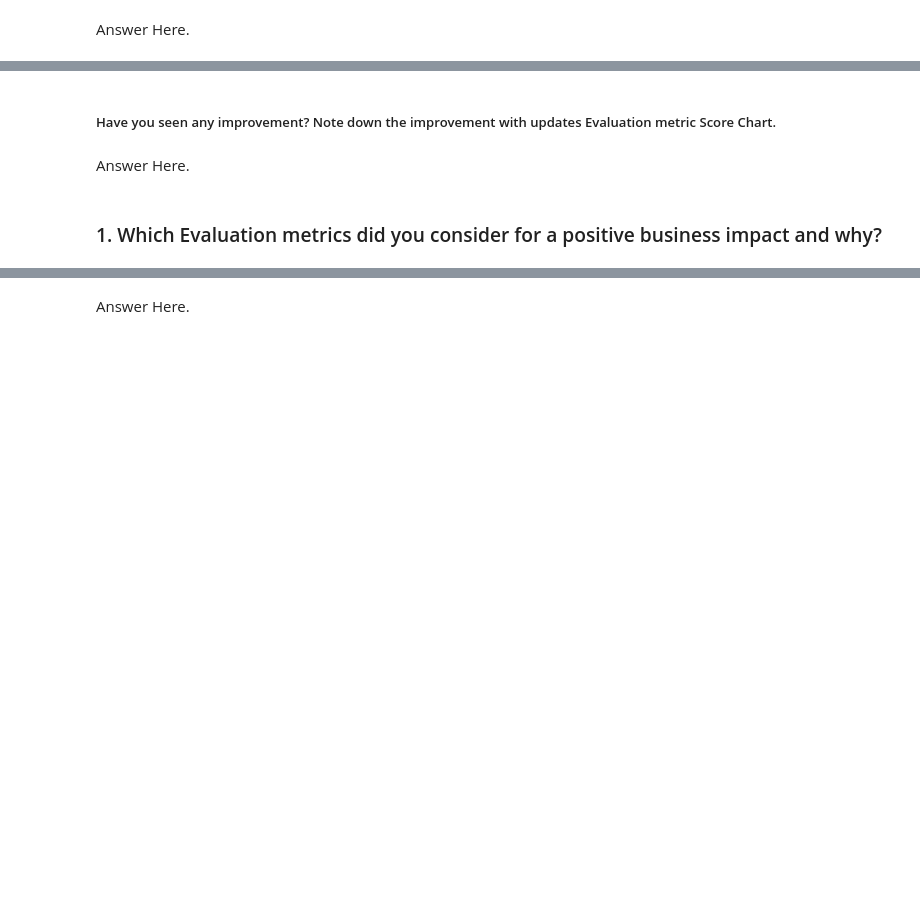
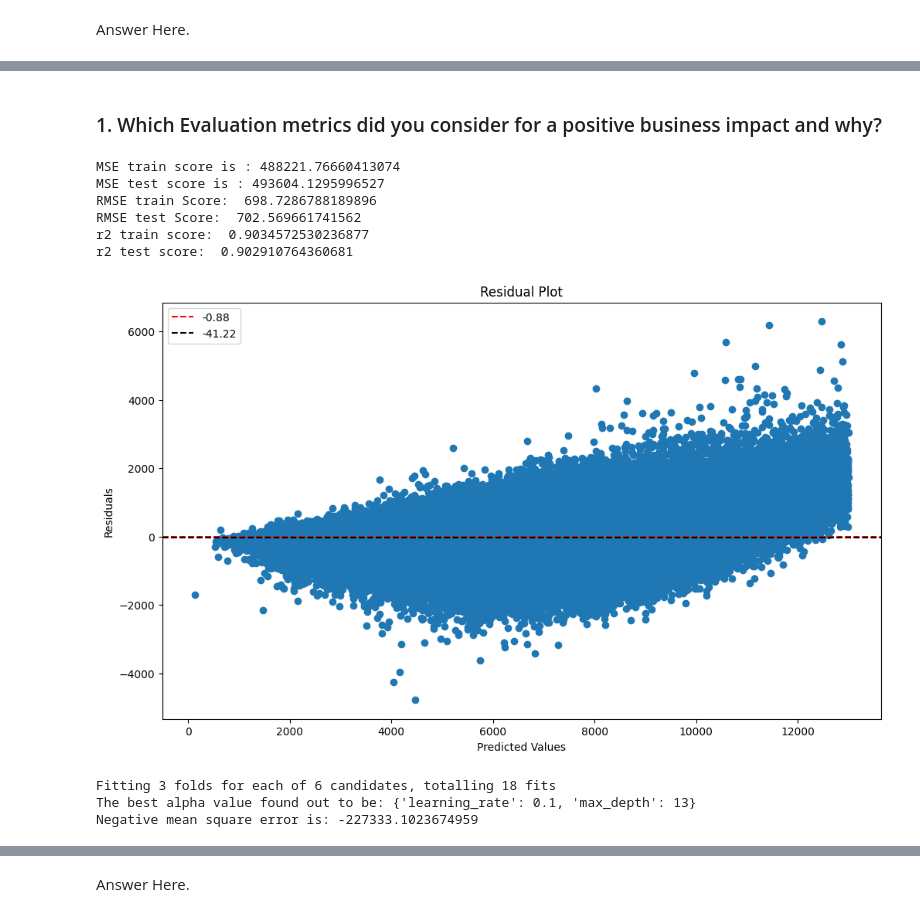
Before and after one commit to akeelrashid/ML-Retail-Sales-Prediction-Project-, a Jupyter notebook: ML_Regression_Capstone_Project.ipynb, the cells around one changed output, grey strips where cells are left out. Saved outputs shown, nothing was run; the diff lists cells and outputs as text; code cells hidden in the pictures; blank space fills up the shorter version.

```diff
--- a/ML_Regression_Capstone_Project.ipynb
+++ b/ML_Regression_Capstone_Project.ipynb
@@ -1444,0 +1516,15 @@ Answer Here.
+# %%
+# ML Model - 1 Implementation with hyperparameter optimization techniques (i.e., GridSearch CV, RandomSearch CV, Bayesian Optimization etc.)
+from sklearn.ensemble import RandomForestRegressor
+from sklearn.model_selection import RandomizedSearchCV
+# Fit the Algorithm
+rf=RandomForestRegressor()
+param_grid={'n_estimators':[100],'max_depth':[18,19,20]}
+rf_randomsearch=RandomizedSearchCV(rf,param_grid,scoring='neg_mean_squared_error',n_iter=3,n_jobs=-1,cv=3,verbose=2)
+rf_randomsearch.fit(x_train,y_train)
+# Predict on the model
+y_train_rffgs_pred=rf_randomsearch.predict(x_train)
+y_test_rfgs_pred=rf_randomsearch.predict(x_test)
+# Retrieve the best hyperparameters and best score
+best_params = print('best param:',rf_randomsearch.best_params_)
+best_score = print('best score:',rf_randomsearch.best_score_)
@@ -1477,6 +1555,61 @@ Answer Here.
-# %% [markdown]
-##### Have you seen any improvement? Note down the improvement with updates Evaluation metric Score Chart.
-# %% [markdown]
-Answer Here.
+# %%
+#import the algorithm
+from xgboost import XGBRegressor
+xgb = XGBRegressor(n_estimators=100,learning_rate=0.1, max_depth=7)
+#fit the algorithm
+xgb.fit(x_train,y_train)
+# Predict on the mode
+y_train_xgb_pred=xgb.predict(x_train)
+y_test_xgb_pred=xgb.predict(x_test)
 # %% [markdown]
 ### 1. Which Evaluation metrics did you consider for a positive business impact and why?
+# %%
+# calculate evaluation Metric Score
+cal_metrics_score(y_train,y_train_xgb_pred,y_test,y_test_xgb_pred)
+# %% [output]
+MSE train score is : 488221.76660413074
+MSE test score is : 493604.1295996527
+RMSE train Score:  698.7286788189896
+RMSE test Score:  702.569661741562
+r2 train score:  0.9034572530236877
+r2 test score:  0.902910764360681
+# %%
+#plot residuals
+y_test_xgbb_pred= y_test_xgb_pred.reshape(-1,1)
+residuals=y_test-y_test_xgbb_pred
+plt.figure(figsize=(12,7))
+plt.scatter(y_test,residuals)
+plt.axhline(y=np.nanmean(residuals), color='red', linestyle='--',label=round(np.mean(residuals),2)[0])
+plt.axhline(y=np.nanmedian(residuals), color='black', linestyle='--',label=round(np.median(residuals),2))
+plt.xlabel('Predicted Values')
+plt.ylabel('Residuals')
+plt.title('Residual Plot')
+plt.legend()
+plt.show()
+# %% [output]
+[figure, added]
+# %%
+# XGBoost with RandomizedSearchCV
+from sklearn.model_selection import GridSearchCV
+
+# Creating XGBoost instance
+xgb= XGBRegressor()
+
+# Defining parameters
+parameters={"learning_rate":[0.01, 0.1],"max_depth":[10,12,13]}
+
+# Train the model
+xgb_grid=GridSearchCV(xgb,parameters,scoring='neg_mean_squared_error',n_jobs=-1,cv=3,verbose=3)
+xgb_grid.fit(x_train,y_train)
+
+# Predict the output
+y_train_xgbg_pred = xgb_grid.predict(x_train)
+y_test_xgbg_pred = xgb_grid.predict(x_test)
+
+# Printing the best parameters obtained by GridSearchCV
+print('best param',xgb_grid.best_params_)
+print('best score',xgb_grid.best_score_)
+# %% [output]
+Fitting 3 folds for each of 6 candidates, totalling 18 fits
+The best alpha value found out to be: {'learning_rate': 0.1, 'max_depth': 13}
+Negative mean square error is: -227333.1023674959
```
Also changed, not shown: parts of 34 cells of this notebook.
